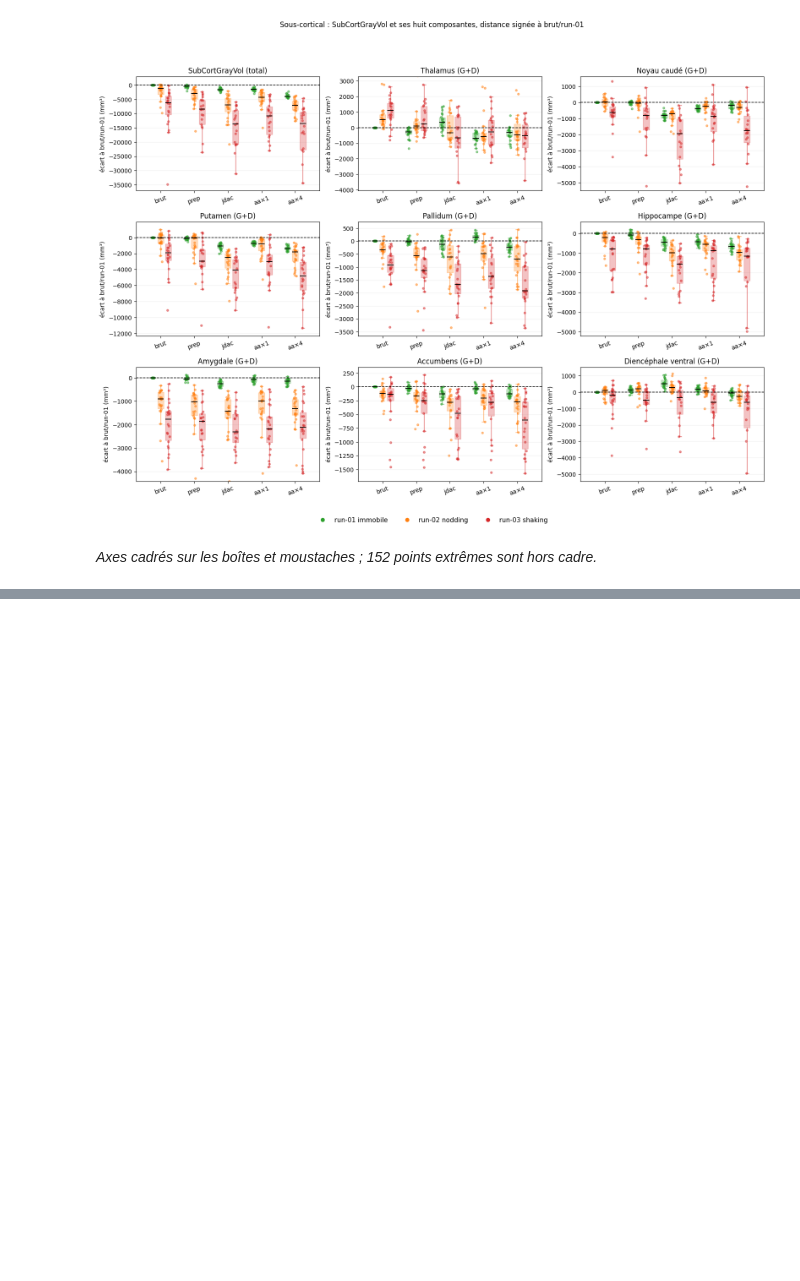
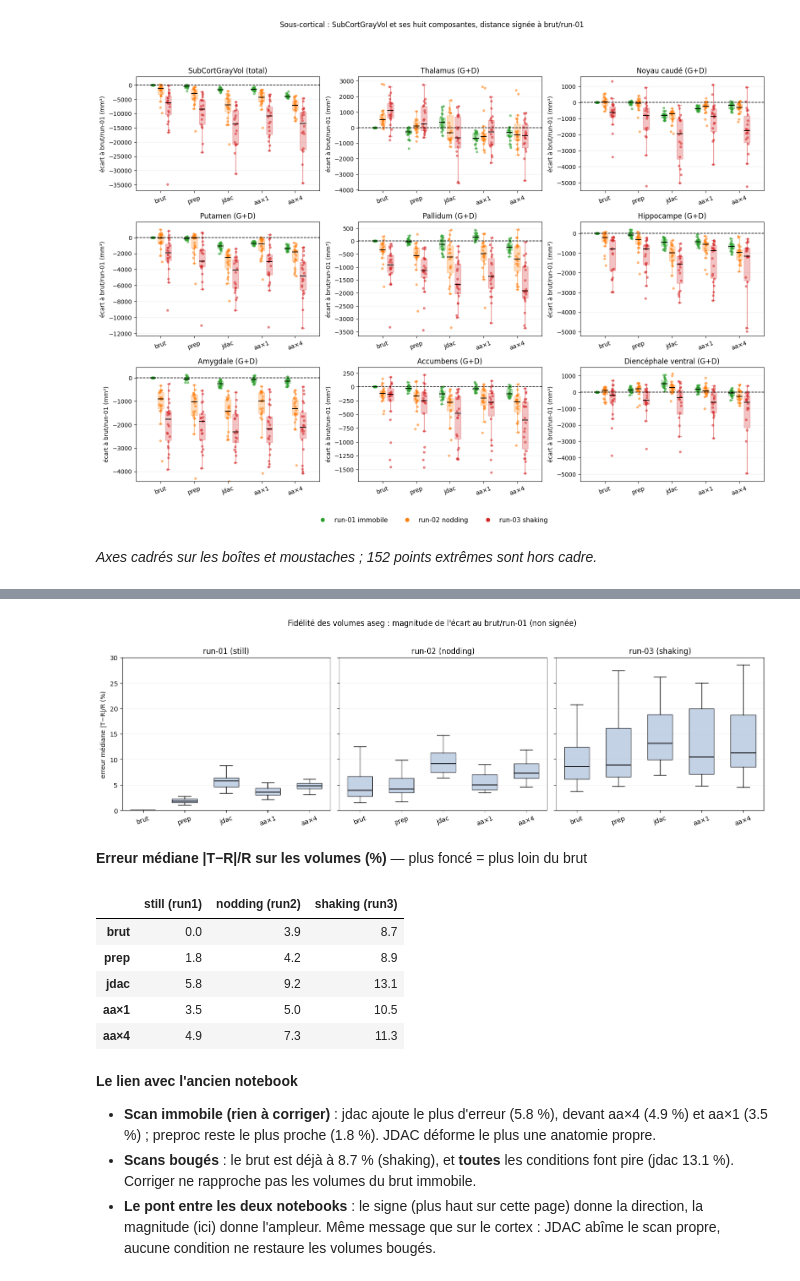
Before and after one commit to math-wil/jdac-motion-correction, a Jupyter notebook: pipelines/ds004332/phase5_fidelity/explore_morphometrie.ipynb, the cells around one changed output, grey strips where cells are left out. Cells and saved outputs as stored; diff of their text form; code cells hidden in the pictures; blank space fills up the shorter version.

Commit message:
Morphométrie partie 2 : lecture chiffrée sous-corticale et pont vers la fidélité aseg

```diff
--- a/pipelines/ds004332/phase5_fidelity/explore_morphometrie.ipynb
+++ b/pipelines/ds004332/phase5_fidelity/explore_morphometrie.ipynb
@@ -194,8 +194,8 @@ if n_hors:
 
 Les mêmes écarts, en médiane et en pourcentage, pour lire les nombres derrière les boîtes. La consigne sépare le scan immobile (still, run-01) des scans bougés (nodding run-02, shaking run-03). Rappel : `brut/run-01` vaut 0, la ligne `brut` mesure donc le dégât du **mouvement seul**, et un correcteur devrait rapprocher run-02/run-03 de 0 **sans déplacer run-01**.
 # %%
-def _median_pct(family, metric, agg, pos=False):
-    per = distance_a_reference(par_acquisition(d, family, metric, agg, positive_only=pos))
+def _median_pct(family, metric, agg, pos=False, region=None):
+    per = distance_a_reference(par_acquisition(d, family, metric, agg, region=region, positive_only=pos))
     per["pct"] = 100 * (per["value"] - per["ref"]) / per["ref"]
     t = (per.groupby(["condition","consigne"], observed=True)["pct"]
             .median().unstack("consigne").reindex(CONDITIONS)[["still","nodding","shaking"]])
@@ -355,0 +414,58 @@ Aucune conclusion forte n'est écrite automatiquement ici. La surface et le volu
+# %%
+ref_v = (aseg_reg[(aseg_reg.condition=="brut") & (aseg_reg.run=="run-01")]
+         [["subject","region","value"]].rename(columns={"value":"ref"}))
+m = aseg_reg.merge(ref_v, on=["subject","region"])
+m = m[m["ref"] > 100]
+m["err"] = 100 * (m["value"] - m["ref"]).abs() / m["ref"]
+fid = (m.groupby(["subject","run","condition"], observed=True)["err"]
+         .median().reset_index(name="err_pct"))
+
+fig, axes = plt.subplots(1, 3, figsize=(15, 4.6), sharey=True)
+for ax, run in zip(axes, ["run-01","run-02","run-03"]):
+    data = [fid[(fid["run"]==run) & (fid["condition"]==c)]["err_pct"].dropna().values for c in CONDITIONS]
+    bp = ax.boxplot(data, positions=range(len(CONDITIONS)), widths=0.6, patch_artist=True,
+                    showfliers=False, medianprops={"color":"black","lw":1.3})
+    for b in bp["boxes"]:
+        b.set(facecolor="lightsteelblue", alpha=0.75)
+    ax.set_xticks(range(len(CONDITIONS)))
+    ax.set_xticklabels([SHORT[c] for c in CONDITIONS], rotation=20)
+    ax.set_title(f"{run} ({CONSIGNE[run]})", fontsize=12)
+    ax.grid(axis="y", alpha=0.18)
+axes[0].set_ylabel("erreur médiane |T−R|/R (%)")
+axes[0].set_ylim(bottom=0)
+fig.suptitle("Fidélité des volumes aseg : magnitude de l'écart au brut/run-01 (non signée)", y=1.03)
+fig.tight_layout()
+plt.show()
+
+fid_tab = (fid.groupby(["condition","run"], observed=True)["err_pct"].median()
+             .unstack()[["run-01","run-02","run-03"]].reindex(CONDITIONS))
+fid_tab.index = [SHORT[c] for c in fid_tab.index]
+fid_tab.columns = ["still (run1)", "nodding (run2)", "shaking (run3)"]
+display(Markdown("**Erreur médiane |T−R|/R sur les volumes (%)** — plus foncé = plus loin du brut"))
+display(fid_tab.round(1).style.format("{:.1f}")
+        .background_gradient(cmap="Reds", axis=None)
+        .set_properties(**{"text-align": "center"}))
+
+display(Markdown(
+    "**Le lien avec l'ancien notebook**\n\n"
+    f"- **Scan immobile (rien à corriger)** : jdac ajoute le plus d'erreur ({fid_tab.loc['jdac','still (run1)']:.1f} %), "
+    f"devant aa×4 ({fid_tab.loc['aa×4','still (run1)']:.1f} %) et aa×1 ({fid_tab.loc['aa×1','still (run1)']:.1f} %) ; "
+    f"preproc reste le plus proche ({fid_tab.loc['prep','still (run1)']:.1f} %). JDAC déforme le plus une anatomie propre.\n"
+    f"- **Scans bougés** : le brut est déjà à {fid_tab.loc['brut','shaking (run3)']:.1f} % (shaking), et **toutes** les conditions font pire "
+    f"(jdac {fid_tab.loc['jdac','shaking (run3)']:.1f} %). Corriger ne rapproche pas les volumes du brut immobile.\n"
+    "- **Le pont entre les deux notebooks** : le signe (plus haut sur cette page) donne la direction, la magnitude (ici) donne l'ampleur. "
+    "Même message que sur le cortex : JDAC abîme le scan propre, aucune condition ne restaure les volumes bougés."))
+# %% [output]
+[figure, added]
+**Erreur médiane |T−R|/R sur les volumes (%)** — plus foncé = plus loin du brut
+|  | still (run1) | nodding (run2) | shaking (run3) |
+| brut | 0.0 | 3.9 | 8.7 |
+| prep | 1.8 | 4.2 | 8.9 |
+| jdac | 5.8 | 9.2 | 13.1 |
+| aa×1 | 3.5 | 5.0 | 10.5 |
+| aa×4 | 4.9 | 7.3 | 11.3 |
+**Le lien avec l'ancien notebook**
+
+- **Scan immobile (rien à corriger)** : jdac ajoute le plus d'erreur (5.8 %), devant aa×4 (4.9 %) et aa×1 (3.5 %) ; preproc reste le plus proche (1.8 %). JDAC déforme le plus une anatomie propre.
+- **Scans bougés** : le brut est déjà à 8.7 % (shaking), et **toutes** les conditions font pire (jdac 13.1 %). Corriger ne rapproche pas les volumes du brut immobile.
+- **Le pont entre les deux notebooks** : le signe (plus haut sur cette page) donne la direction, la magnitude (ici) donne l'ampleur. Même message que sur le cortex : JDAC abîme le scan propre, aucune condition ne restaure les volumes bougés.
```
Also changed, not shown: parts of 5 cells of this notebook, 2 other files.
